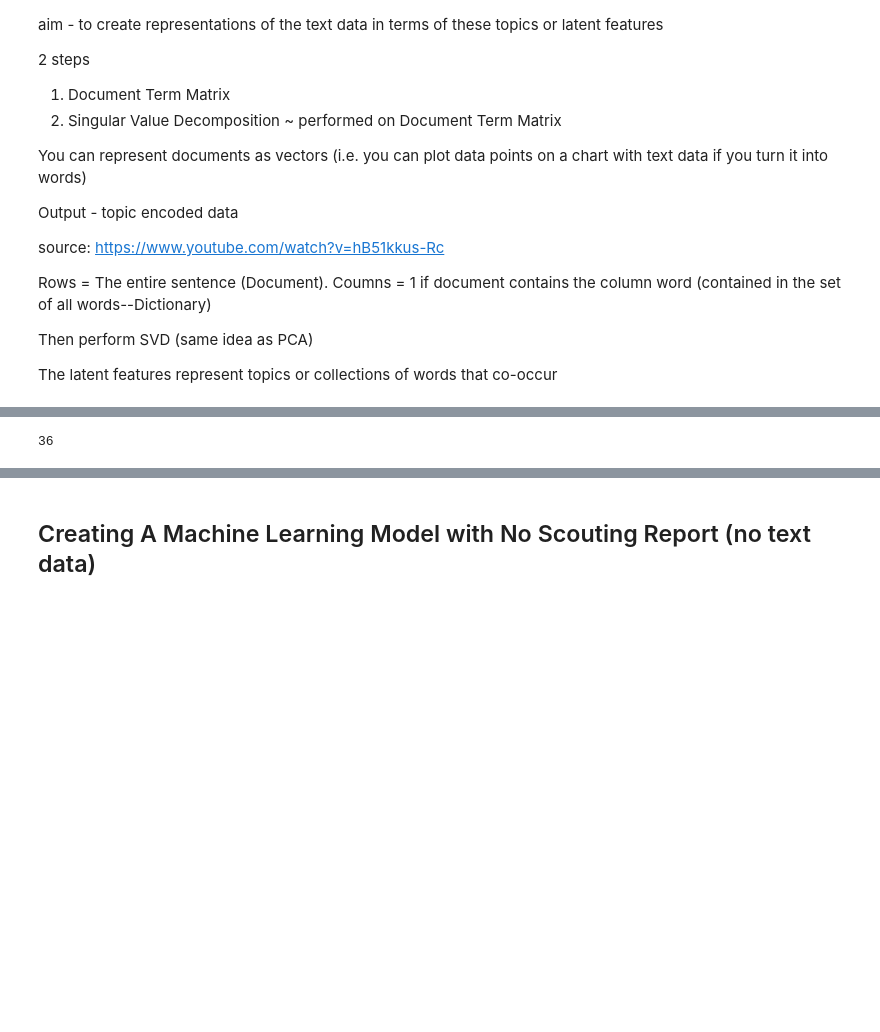
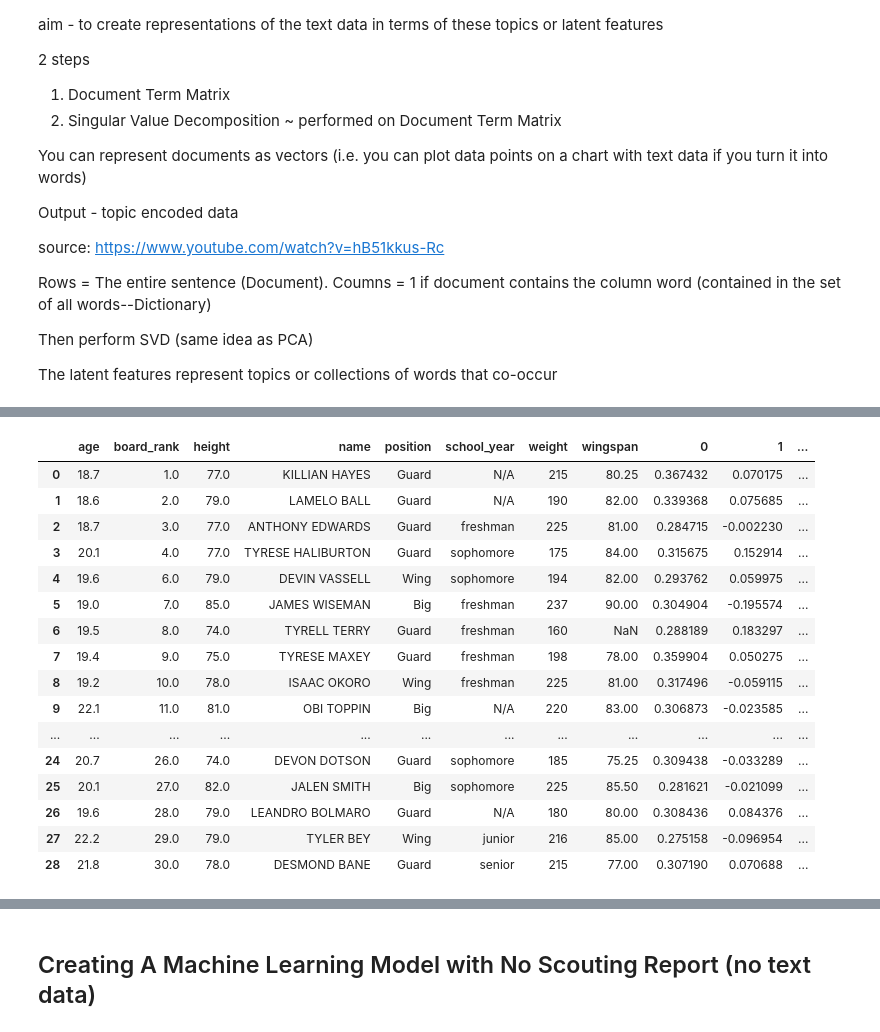
Before and after one commit to trumandaniels/trumandaniels-nba_draft_text_similarity, a Jupyter notebook: textsimilarityscore.ipynb, the cells around one changed output, grey strips where cells are left out. Cells and saved outputs as stored; diff of their text form; code cells hidden in the pictures; blank space fills up the shorter version.

```diff
--- a/textsimilarityscore.ipynb
+++ b/textsimilarityscore.ipynb
@@ -89,0 +99,3 @@ df
+# %%
+zion_index = df[df["name"] == "ZION WILLIAMSON"].index[0]
+print("Zion index", zion_index)
@@ -90,10 +104,16 @@ df
 # %%
 vectorizer = CountVectorizer(stop_words="english")
 # %%
+"""
 cv = CountVectorizer(stop_words="english")
 neg_matrix = cv.fit_transform(df["negative_report"]).toarray()
-featurenames = cv.get_feature_names()
+neg_featurenames = cv.get_feature_names()
+
+pos_matrix = cv.fit_transform(df["positive_report"]).toarray()
+pos_featurenames = cv.get_feature_names()
+"""
 
 #Tf-idf Transformation
-tfidf = TfidfTransformer()
-tfidf_neg_matrix = tfidf.fit_transform(neg_matrix).toarray()
+tfidf = TfidfVectorizer(min_df=2, stop_words="english")
+tfidf_neg_matrix = tfidf.fit_transform(df["negative_report"]).toarray()
+tfidf_pos_matrix = tfidf.fit_transform(df["positive_report"]).toarray()
@@ -120,8 +124,14 @@ cv.vocabulary_
 # %%
-svd = TruncatedSVD(n_components=150, n_iter=7, random_state=42)
+svd = TruncatedSVD(n_components=10, n_iter=7, random_state=7)
 svd.fit(tfidf_neg_matrix)
 print(svd.explained_variance_ratio_)
 print(svd.explained_variance_ratio_.sum())
 print(svd.singular_values_)
-latent_features = svd.transform(bag_of_tfidf)
+latent_neg_features_all = svd.transform(tfidf_neg_matrix)
+
+svd.fit(tfidf_pos_matrix)
+print(svd.explained_variance_ratio_)
+print(svd.explained_variance_ratio_.sum())
+print(svd.singular_values_)
+latent_pos_features_all = svd.transform(tfidf_pos_matrix)
 # %% [output]
@@ -184,4 +173,0 @@ CatBoostError: Bad value for num_feature[non_default_doc_idx=0,feature_idx=3]="D
-# %%
-len(X_test)
-# %% [output]
-36
@@ -187,0 +182,30 @@ len(X_test)
+# %%
+future_latent_pos_features = pd.DataFrame(latent_pos_features_all)[:zion_index]
+future_latent_neg_features = pd.DataFrame(latent_neg_features_all)[:zion_index]
+future_labeled_data_features = df[:zion_index].drop(["Rookie_VORP", "Rookie_BPM", "negative_report",
+                             "positive_report", "draft_year"], axis=1)
+future_labeled_data_features = future_labeled_data_features.join(future_latent_pos_features, rsuffix='pos')
+future_labeled_data_features = future_labeled_data_features.join(future_latent_neg_features, rsuffix='neg')
+future_labeled_data_features["position"] = future_labeled_data_features["position"].fillna("N/A")
+future_labeled_data_features["school_year"] = future_labeled_data_features["school_year"].fillna("N/A")
+future_preds = pd.DataFrame()
+future_preds["name"] = future_labeled_data_features["name"]
+future_labeled_data_features
+# %% [output]
+|  | age | board_rank | height | name | position | school_year | weight | wingspan | 0 | 1 | ... |
+| 0 | 18.7 | 1.0 | 77.0 | KILLIAN HAYES | Guard | N/A | 215 | 80.25 | 0.367432 | 0.070175 | ... |
+| 1 | 18.6 | 2.0 | 79.0 | LAMELO BALL | Guard | N/A | 190 | 82.00 | 0.339368 | 0.075685 | ... |
+| 2 | 18.7 | 3.0 | 77.0 | ANTHONY EDWARDS | Guard | freshman | 225 | 81.00 | 0.284715 | -0.002230 | ... |
+| 3 | 20.1 | 4.0 | 77.0 | TYRESE HALIBURTON | Guard | sophomore | 175 | 84.00 | 0.315675 | 0.152914 | ... |
+| 4 | 19.6 | 6.0 | 79.0 | DEVIN VASSELL | Wing | sophomore | 194 | 82.00 | 0.293762 | 0.059975 | ... |
+| 5 | 19.0 | 7.0 | 85.0 | JAMES WISEMAN | Big | freshman | 237 | 90.00 | 0.304904 | -0.195574 | ... |
+| 6 | 19.5 | 8.0 | 74.0 | TYRELL TERRY | Guard | freshman | 160 | NaN | 0.288189 | 0.183297 | ... |
+| 7 | 19.4 | 9.0 | 75.0 | TYRESE MAXEY | Guard | freshman | 198 | 78.00 | 0.359904 | 0.050275 | ... |
+| 8 | 19.2 | 10.0 | 78.0 | ISAAC OKORO | Wing | freshman | 225 | 81.00 | 0.317496 | -0.059115 | ... |
+| 9 | 22.1 | 11.0 | 81.0 | OBI TOPPIN | Big | N/A | 220 | 83.00 | 0.306873 | -0.023585 | ... |
+| ... | ... | ... | ... | ... | ... | ... | ... | ... | ... | ... | ... |
+| 24 | 20.7 | 26.0 | 74.0 | DEVON DOTSON | Guard | sophomore | 185 | 75.25 | 0.309438 | -0.033289 | ... |
+| 25 | 20.1 | 27.0 | 82.0 | JALEN SMITH | Big | sophomore | 225 | 85.50 | 0.281621 | -0.021099 | ... |
+| 26 | 19.6 | 28.0 | 79.0 | LEANDRO BOLMARO | Guard | N/A | 180 | 80.00 | 0.308436 | 0.084376 | ... |
+| 27 | 22.2 | 29.0 | 79.0 | TYLER BEY | Wing | junior | 216 | 85.00 | 0.275158 | -0.096954 | ... |
+| 28 | 21.8 | 30.0 | 78.0 | DESMOND BANE | Guard | senior | 215 | 77.00 | 0.307190 | 0.070688 | ... |
```
Also changed, not shown: parts of 22 cells of this notebook.
